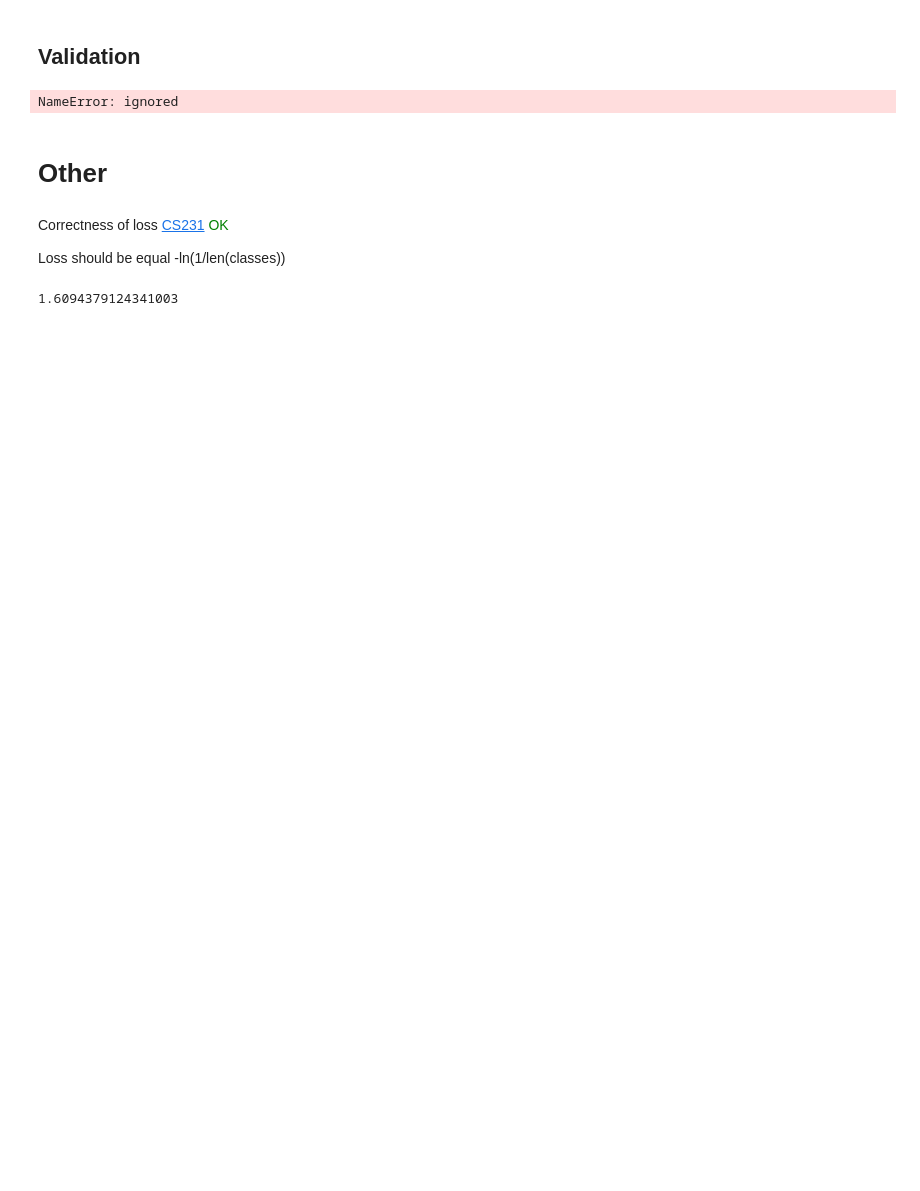
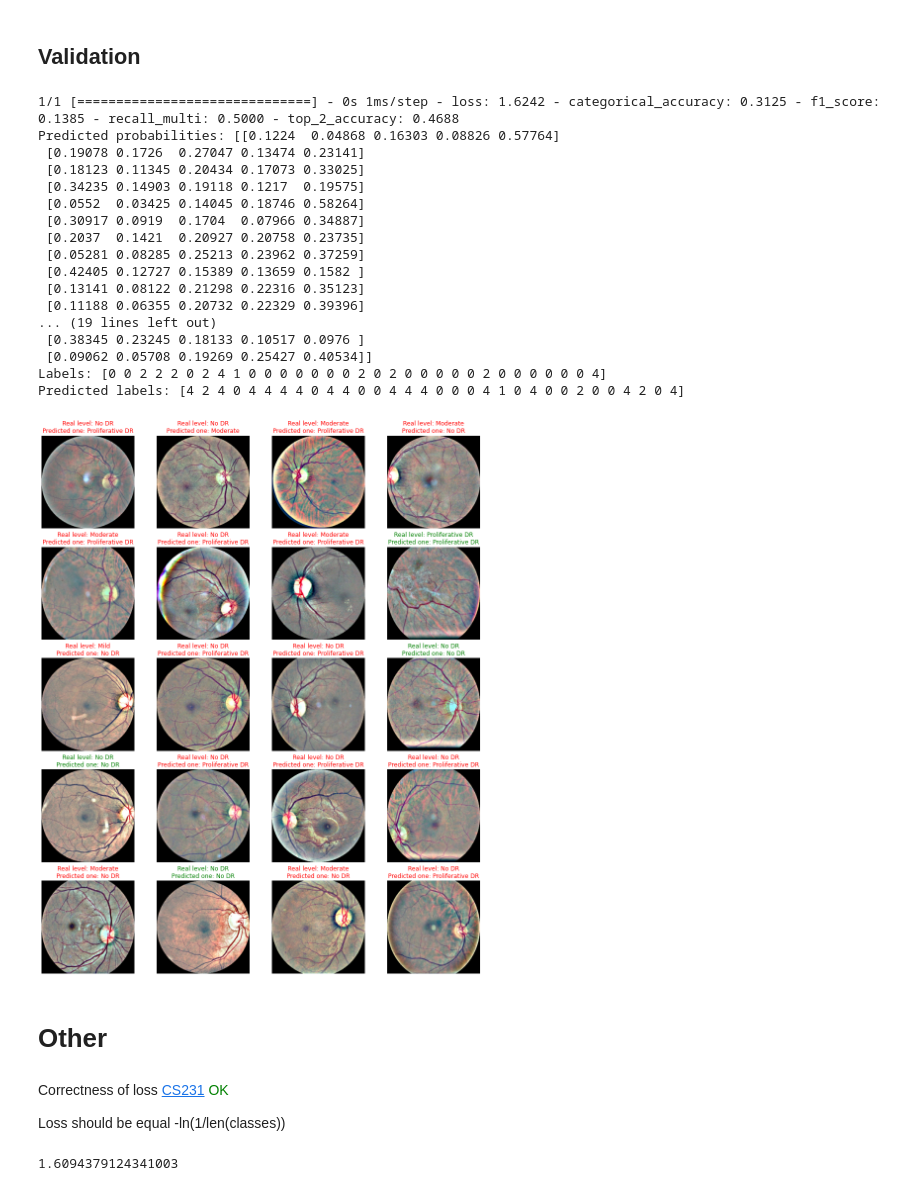
Before and after one commit to tokarchyn/diabetic-retinopathy-thesis, a Jupyter notebook: diabetic_retinopathy_ml.ipynb, the cells around one changed output. Cells and saved outputs as stored; diff of their text form; code cells hidden in the pictures; blank space fills up the shorter version.

```diff
--- a/diabetic_retinopathy_ml.ipynb
+++ b/diabetic_retinopathy_ml.ipynb
@@ -242,7 +242,7 @@ def zoom(x):
 
 
 def augment(dataset, aug_probability=1):
-  augmentations = [flip, rotate, color, zoom]
+  augmentations = [flip, rotate]
 
   def augment_map(img, level, aug_fun):
     # return (aug_fun(img), level)
@@ -679,6 +679,6 @@ except:
 # model = get_model()
 # model = get_vgg_model()
 # model = get_alex_model()
-model = get_inception_v3(train_ds, train_count, weights=None, freeze_layers_number=172)
-# model = get_all_cnn_model()
+# model = get_inception_v3(train_ds, train_count, weights=None, freeze_layers_number=172)
+model = get_all_cnn_model()
 # model.summary()
@@ -806,16 +800,33 @@ show_batch(image_batch.numpy(), label_batch.numpy())
 # %%
 model_to_val = model
 
 image_batch, label_batch = next(iter(val_ds))
 model_to_val.evaluate(image_batch, label_batch, BATCH_SIZE)
 predicted_probabilities = model_to_val.predict(image_batch)
 print('Predicted probabilities:', predicted_probabilities)
 predicted_labels = np.argmax(predicted_probabilities,axis=1)
 print('Labels:', np.argmax(label_batch,axis=1))
 print('Predicted labels:', predicted_labels)
-show_batch(image_batch.numpy(), label_batch.numpy(),predicted_labels)
+show_batch(image_batch.numpy(), label_batch.numpy(), number_to_show=20,predicted_labels=predicted_labels)
 # %% [output]
-NameError: ignored
+1/1 [==============================] - 0s 1ms/step - loss: 1.6242 - categorical_accuracy: 0.3125 - f1_score: 0.1385 - recall_multi: 0.5000 - top_2_accuracy: 0.4688
+Predicted probabilities: [[0.1224  0.04868 0.16303 0.08826 0.57764]
+ [0.19078 0.1726  0.27047 0.13474 0.23141]
+ [0.18123 0.11345 0.20434 0.17073 0.33025]
+ [0.34235 0.14903 0.19118 0.1217  0.19575]
+ [0.0552  0.03425 0.14045 0.18746 0.58264]
+ [0.30917 0.0919  0.1704  0.07966 0.34887]
+ [0.2037  0.1421  0.20927 0.20758 0.23735]
+ [0.05281 0.08285 0.25213 0.23962 0.37259]
+ [0.42405 0.12727 0.15389 0.13659 0.1582 ]
+ [0.13141 0.08122 0.21298 0.22316 0.35123]
+ [0.11188 0.06355 0.20732 0.22329 0.39396]
+... (19 lines left out)
+ [0.38345 0.23245 0.18133 0.10517 0.0976 ]
+ [0.09062 0.05708 0.19269 0.25427 0.40534]]
+Labels: [0 0 2 2 2 0 2 4 1 0 0 0 0 0 0 0 2 0 2 0 0 0 0 0 2 0 0 0 0 0 0 4]
+Predicted labels: [4 2 4 0 4 4 4 4 0 4 4 0 0 4 4 4 0 0 0 4 1 0 4 0 0 2 0 0 4 2 0 4]
+[figure, added]
 # %% [markdown]
 # Other
 # %% [markdown]
```
Also changed, not shown: parts of 4 cells of this notebook.
